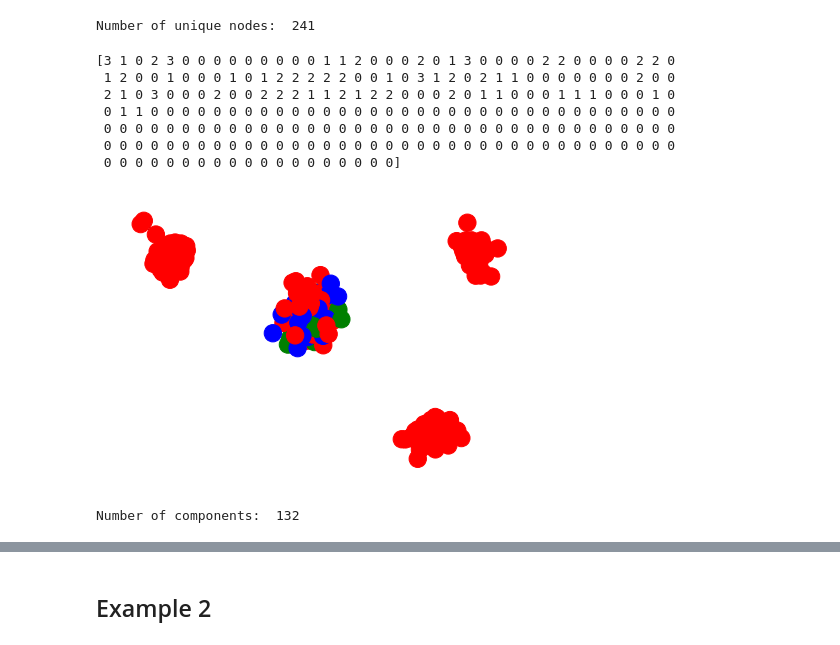
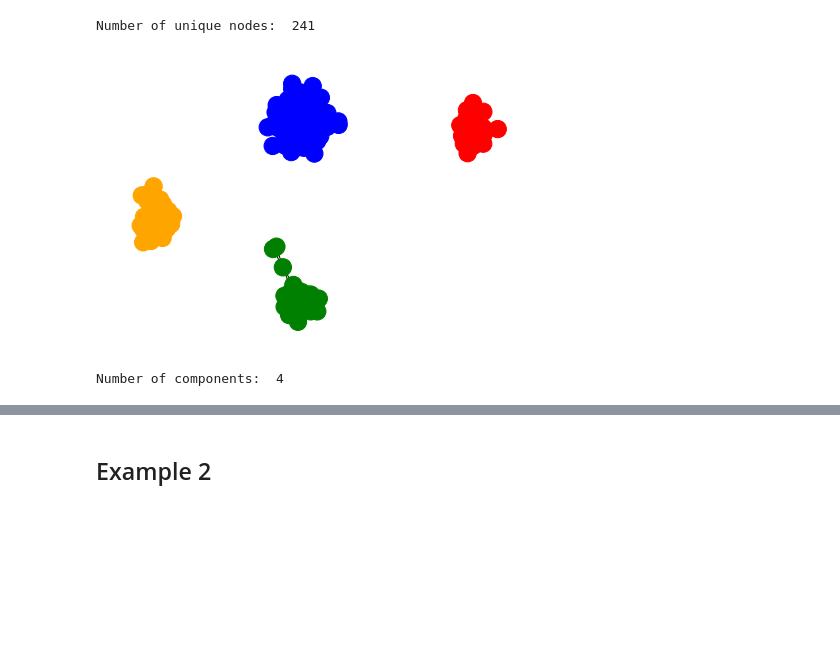
Before and after one commit to workinn/ID2222, a Jupyter notebook: lab4/Linus.ipynb, the cells around one changed output, grey strips where cells are left out. Cells and saved outputs as stored; diff of their text form; code cells hidden in the pictures; blank space fills up the shorter version.

```diff
--- a/lab4/Linus.ipynb
+++ b/lab4/Linus.ipynb
@@ -276,25 +265,24 @@ class SpectralClustering:
     def fit(self, adjecency_list):
         """
         This method runs the spectral clustering algorithm
-        Instead of normalizing the laplacian, we use L = D - A
         """
         # step 1
         self.A = nx.to_numpy_matrix(adjecency_list)
         # step 2
         D = self.diy_diagonalize(self.A)
         L = ((sqrtm(inv(D))).dot(self.A)).dot(sqrtm(inv(D)))
-        #L = D - self.A
-        self.L = L
         # step 3
-        eigvals, eigvecs = LA.eigh(L)
+        eigvals, eigvecs = eigh(L, eigvals=(len(L) - self.k - 1, len(L) - 1))
         # step 4
         # NOTE the eigenvectors are already normalized
         # step 5
-        Y = eigvecs[:,:k]
-        kmeans = KMeans(n_clusters=self.k, random_state=0).fit(np.asarray(Y))
+        Y = eigvecs
+        kmeans = KMeans(n_clusters=self.k).fit(np.asarray(Y))
+        # step 6 is in the plot method
+        # assign all instance fields
+        self.L = L
         self.clusters = kmeans.labels_
         self.fiedler_vector = self.set_fiedler_vector()
-        # half step 6
 
     def normalize(self, matrix):
         """
@@ -317,27 +305,30 @@ class SpectralClustering:
         """
         # degree matrix
         D = self.diy_diagonalize(self.A)
-        #L = ((sqrtm(inv(D))).dot(self.A)).dot(sqrtm(inv(D)))
-        L = D-self.A
-        eigvals, eigvecs = LA.eigh(L)
+        L = ((sqrtm(inv(D))).dot(self.A)).dot(sqrtm(inv(D)))
+        eigvals, eigvecs = eigh(L)
         self.eigvecs = eigvecs
-        return eigvecs[:,1]
+        return np.sort(eigvecs[:,1], axis=0)
 
     def number_of_components(self, threshold = 1e-10):
         """
         [From wiki] The number of times 0 appears as an eigenvalue in the Laplacian is the number of connected components in the graph
         """
         eigvals, _ = LA.eigh(self.L)
-        return len([eigval for eigval in eigvals if eigval < threshold])
+        return len([eigval for eigval in eigvals if eigval < threshold and eigval > -threshold])
 
     def plot_fiedler_vector(self):
         """
         This method plots the fiedler vector
         """
-        plt.plot(np.sort(self.fiedler_vector))
+        plt.plot(self.fiedler_vector)
         plt.show()
 
     def plot(self):
+        """
+        Use nx.draw to plot the graph according to some colors
+        """
+        # The final step of the algorithm
         colors = {0: 'red', 1: 'blue', 2: 'green', 3: 'orange', 4: 'purple', 5: 'gray', 6: 'yellow', 7: 'pink', 8: 'black', 9: 'brown', 10: 'cyan'}
         nx.draw(self.G, node_color=[colors[cluster] for cluster in self.clusters])
         plt.show()
@@ -349,30 +340,23 @@ Let's see if the class works with the data we have been provided.
 example1 = './data/example1.dat'
 
 # requires us to append a weight column
-df = pd.read_csv(example1)
-df['weight'] = 1
+df_g1 = pd.read_csv(example1)
+df_g1['weight'] = 1
 
-print("Number of unique nodes: ", df['from'].nunique())
+print("Number of unique nodes: ", df_g1['from'].nunique())
 # %% [output]
 Number of unique nodes:  241
 # %%
 # set up the graph
-G = nx.from_pandas_edgelist(df=df, source='from', target='to', edge_attr=['weight'])
+G1 = nx.from_pandas_edgelist(df=df_g1, source='from', target='to', edge_attr=['weight'])
 
 # make a new spectral clustering object and fit the graph
-sc = SpectralClustering(G=G, k=4)
-sc.fit(G)
+sc = SpectralClustering(G=G1, k=4)
+sc.fit(G1)
 
 # plot and print the number of components
 sc.plot()
-print("Number of components: ", sc.number_of_components())
+print("Number of components: ", sc.number_of_components(threshold=0.005))
 # %% [output]
+[figure, new version]
-[3 1 0 2 3 0 0 0 0 0 0 0 0 0 1 1 2 0 0 0 2 0 1 3 0 0 0 0 2 2 0 0 0 0 2 2 0
- 1 2 0 0 1 0 0 0 1 0 1 2 2 2 2 2 0 0 1 0 3 1 2 0 2 1 1 0 0 0 0 0 0 0 2 0 0
- 2 1 0 3 0 0 0 2 0 0 2 2 2 1 1 2 1 2 2 0 0 0 2 0 1 1 0 0 0 1 1 1 0 0 0 1 0
- 0 1 1 0 0 0 0 0 0 0 0 0 0 0 0 0 0 0 0 0 0 0 0 0 0 0 0 0 0 0 0 0 0 0 0 0 0
- 0 0 0 0 0 0 0 0 0 0 0 0 0 0 0 0 0 0 0 0 0 0 0 0 0 0 0 0 0 0 0 0 0 0 0 0 0
- 0 0 0 0 0 0 0 0 0 0 0 0 0 0 0 0 0 0 0 0 0 0 0 0 0 0 0 0 0 0 0 0 0 0 0 0 0
- 0 0 0 0 0 0 0 0 0 0 0 0 0 0 0 0 0 0 0]
+Number of components:  4
-[figure, old version]
-Number of components:  132
```
Also changed, not shown: parts of 39 cells of this notebook.
